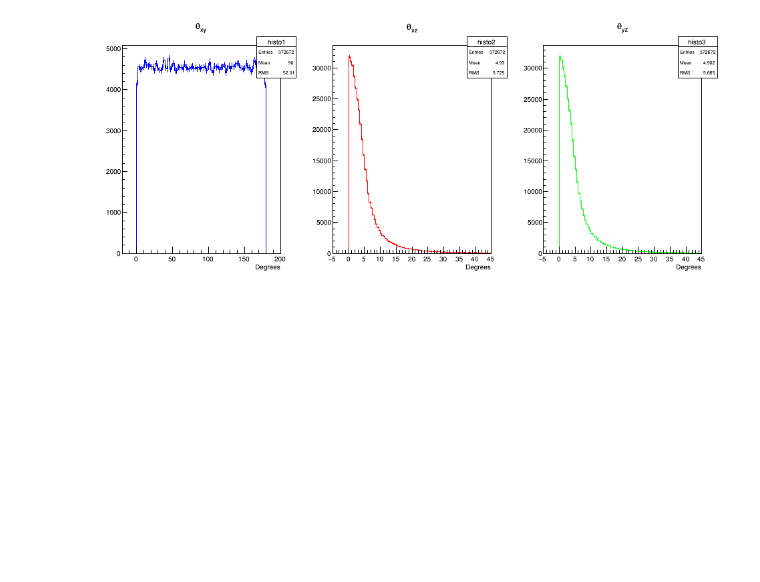
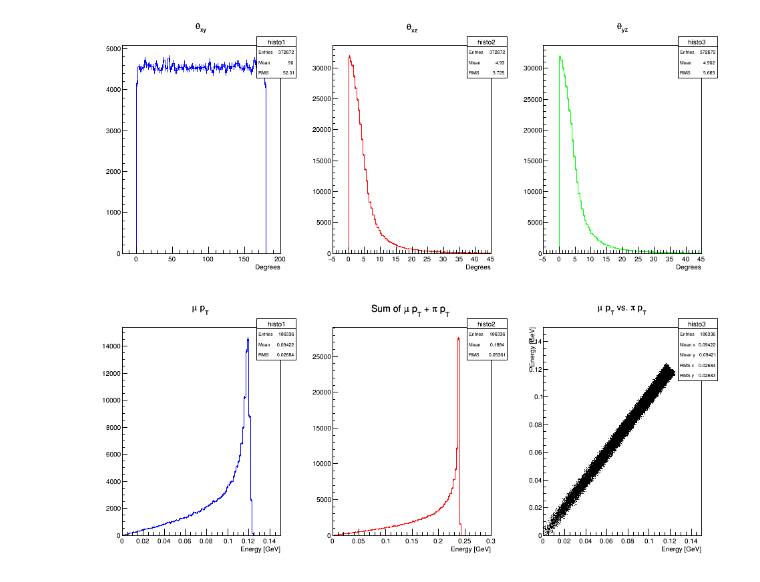
Before and after one commit to Mihail-Kostov/codingExamples, a Jupyter notebook: IPython/plotVariables.ipynb, the cells around one changed output. Cells and saved outputs as stored; diff of their text form; code cells hidden in the pictures; blank space fills up the shorter version.

```diff
--- a/IPython/plotVariables.ipynb
+++ b/IPython/plotVariables.ipynb
@@ -207,3 +209,38 @@ destruct(h3)
 Plot("histo3.png")
 # %% [output]
 [figure]
+# %%
+c1 = ROOT.TCanvas("canvas1","",g_xres,g_yres)
+h1 = ROOT.TH1F("histo1","#mu p_{T}",100,0,0.15)
+h2 = ROOT.TH1F("histo2","Sum of #mu p_{T} + #pi p_{T} ",100,0,0.3)
+h3 = ROOT.TH2F("histo3","#mu p_{T} vs. #pi p_{T}",100,0,0.15,100,0,0.15)
+h1.SetLineColor(ROOT.kBlue)
+h2.SetLineColor(ROOT.kRed)
+h1.GetXaxis().SetTitle("Energy [GeV]")
+h2.GetXaxis().SetTitle("Energy [GeV]")
+h3.GetXaxis().SetTitle("Energy [GeV]")
+h3.GetYaxis().SetTitle("Energy [GeV]")
+
+for i in range(0,t):
+        if pdgCode[i] == 13:
+            h1.Fill(pTrans[i])
+for i in range(0,v):
+        h2.Fill(pTransEv[i])
+        h3.Fill(pTrans[2*i],pTrans[(2*i)+1])
+
+c1.Divide(3,1)
+c1.cd(1)
+h1.Draw("EH")
+c1.cd(2)
+h2.Draw("EH")
+c1.cd(3)
+h3.Draw("")
+
+c1.SaveAs("histo5.png")
+destruct(c1)
+destruct(h1)
+destruct(h2)
+destruct(h3)
+Plot("histo5.png")
+# %% [output]
+[figure, added]
```
Also changed, not shown: parts of 7 cells of this notebook, 3 other files.
